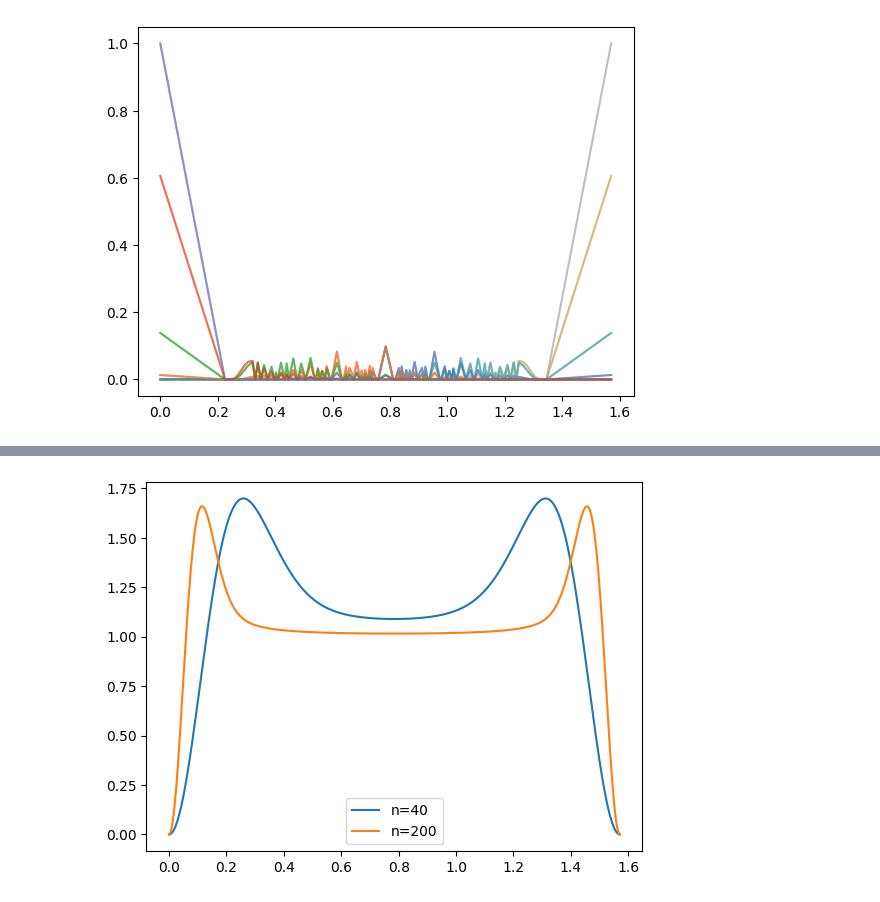
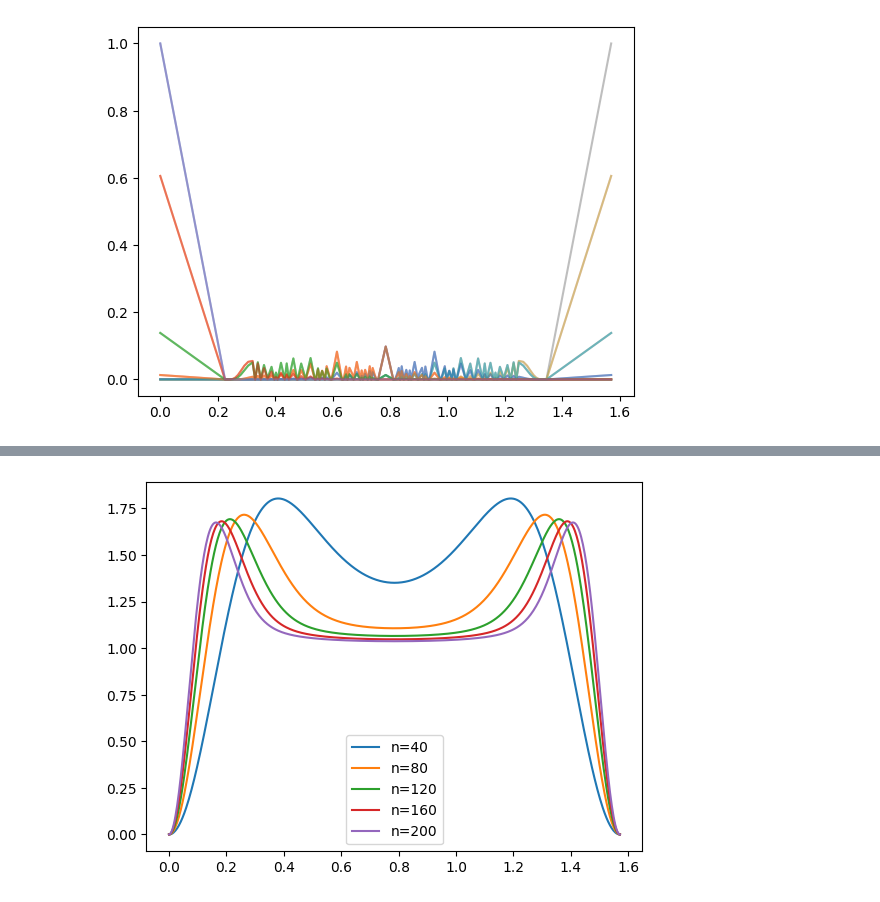
Before and after one commit to josephniblo/multi-parameter-estimation, a Jupyter notebook: theory/probability distributions.ipynb, the cells around one changed output, grey strips where cells are left out. Cells and saved outputs as stored; diff of their text form; code cells hidden in the pictures.

Commit message:
Add theory curves

```diff
--- a/theory/probability distributions.ipynb
+++ b/theory/probability distributions.ipynb
@@ -141,7 +141,7 @@ plt.show()
 [figure]
 # %%
 theta_samples = 501
-n_range = [40, 200]
+n_range = [40, 80, 120, 160, 200]
 theta_range = np.linspace(0, np.pi, theta_samples)
 # %%
 # get the means and variances for each n
@@ -640,7 +664,29 @@ delta_range = np.linspace(0, np.pi / 2, delta_samples)
 means = []
 variances = []
 
-for n in n_range:
-    _, _, m, v = calculate_multinom_delta_stats(theta, delta_samples, n)
-    means.append(m)
-    variances.append(v)
+for theta in thetas:
+    for n in n_range:
+        _, _, m, v = calculate_multinom_delta_stats(theta, delta_samples, n)
+        means.append(m)
+        variances.append(v)
+# %%
+# df = pd.DataFrame({
+#     "delta_phi": np.tile(delta_range, len(n_range)),
+#     "theta": np.repeat([theta] * len(delta_range), len(n_range)),
+#     "n": np.repeat(n_range, len(delta_range)),
+#     "delta_phi_estimator_mean": np.concatenate(means),
+#     "delta_phi_estimator_variance": np.concatenate(variances)
+# })
+
+df = pd.DataFrame({
+    "delta_phi": np.tile(delta_range, len(thetas) * len(n_range)),
+    "theta": np.repeat(thetas, len(n_range) * len(delta_range)),
+    "n": np.tile(np.repeat(n_range, len(delta_range)), len(thetas)),
+    "delta_phi_estimator_mean": np.concatenate(means),
+    "delta_phi_estimator_variance": np.concatenate(variances)
+})
+
+
+
+df.to_csv("delta_phi_estimator_stats.csv", index=False)
+df
@@ -646,0 +707,12 @@ for n in n_range:
+# %%
+plt.figure()
+theta = 0.25 * np.pi
+for n in n_range:
+    plt.plot(
+        df[df["n"] == n][df["theta"] == theta]["delta_phi"],
+        np.multiply(2 * n, df[df["n"] == n][df["theta"] == theta]["delta_phi_estimator_variance"]),
+        label=f"n={n}",
+    )
+
+plt.legend()
+plt.show()
@@ -647,16 +721,17 @@ for n in n_range:
 # %%
 plt.figure()
+theta = 0.25 * np.pi
 for n in n_range:
     plt.plot(
         delta_range,
         np.multiply(2 * n * np.sin(theta) ** 2, variances[n_range.index(n)]),
         label=f"n={n}",
     )
 
 plt.legend()
 plt.show()
 # %% [output]
-[figure, old version]
+[figure, new version]
 # %%
 plt.figure()
 for n in n_range:
```
Also changed, not shown: parts of 9 cells of this notebook, 9 other files.
